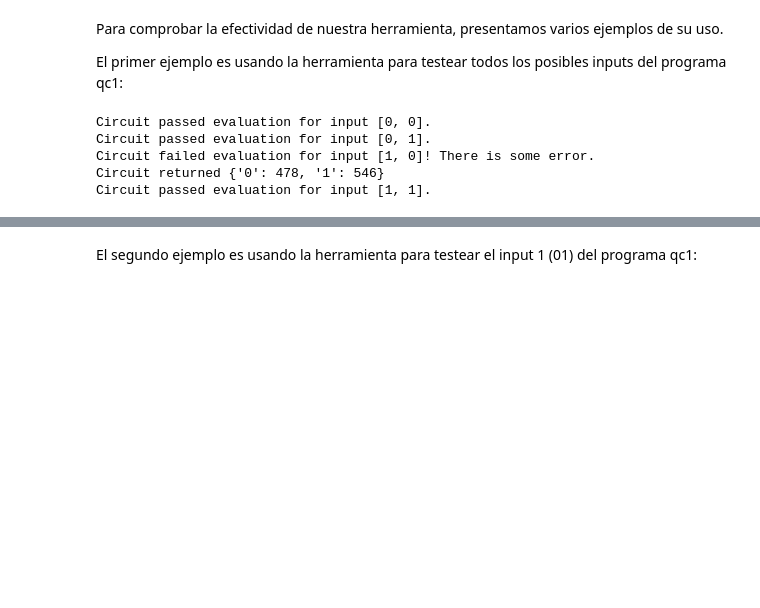
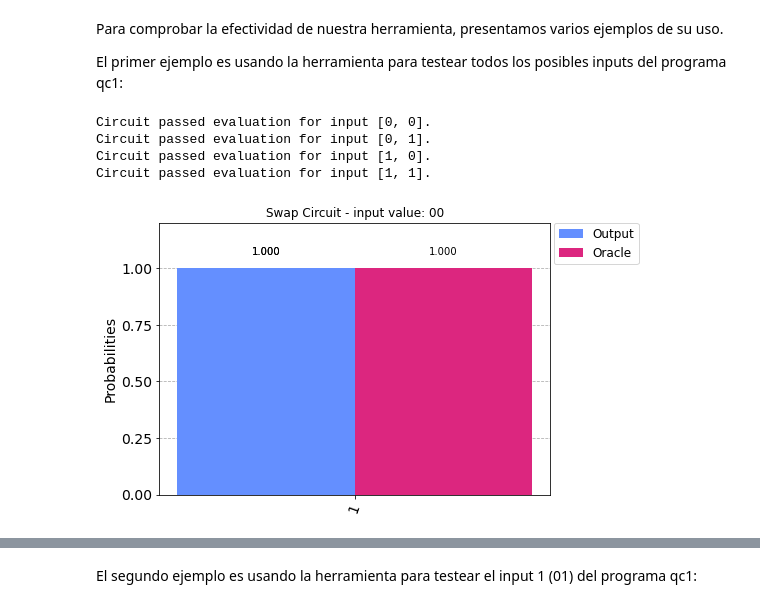
Before and after one commit to Colosu/QPTT, a Jupyter notebook: QPTT.ipynb, the cells around one changed output, grey strips where cells are left out. Drawn from its saved outputs; the diff is of its cells as text; code cells hidden in the pictures; blank space fills up the shorter version.

```diff
--- a/QPTT.ipynb
+++ b/QPTT.ipynb
@@ -157,7 +173,7 @@ def oracle_union(oracles):
                 oracle[k] = v
         iters += 1
     for key, value in oracle.items():
-        oracle[key] = int(oracle[key]/iters)
+        oracle[key] /= iters
     return oracle
 # %% [markdown]
 A continuación definimos la función que compara dos distribuciones de probabilidad a través de sus definiciones frequentistas. Para ello usa el estadístico Chi Cuadrado de Pearson.
@@ -170,8 +186,7 @@ def chi_square(outputs,oracle):
         alpha = 0.05
         outputs = [outputs[key] for key in sorted(outputs.keys())]
         oracle = [oracle[key] for key in sorted(oracle.keys())]
-        #outputs = outputs/np.sum(outputs)
-        #oracle = oracle/np.sum(oracle)
+        oracle = np.multiply(oracle,np.sum(outputs)).astype(int)
         stat, pvalue = st.chisquare(outputs,oracle)
         #print("H-value: " + str(stat))
         #print("p-value: " + str(pvalue))
@@ -196,6 +211,9 @@ Finalmente, definimos la función principal que combina todas las anteriores par
 #INPUTS: qc: QuantumCircuit, num_inputs: int, oracles: dict<string, dict<string, int>>, inputs_array: array of arrays of ints, shots: int
 #OUTPUTS: void
 def QPTT(qc, num_inputs, oracles, inputs_array=None, shots=1024):
+
+    all_outputs=dict()
+    oracles_superp=dict()
 
     if inputs_array != None:
         for inputs,oracle in zip(inputs_array,oracles.values()):
@@ -203,14 +221,10 @@ def QPTT(qc, num_inputs, oracles, inputs_array=None, shots=1024):
             num_total_qubits = qc.num_qubits
             num_cl_bits = qc.width() - num_total_qubits
 
-            # Go through the test value array and execute the test
-            #for value in input_array:
-            #    print(value)
-            #    iqc = input_quantum_circuit(value=value, num_total_qubits=num_total_qubits, num_cl_bits=num_cl_bits)
-            #    test_circuit(iqc,qc)
-
             iqc = iqc_individual(value=inputs, num_total_qubits=num_total_qubits, num_cl_bits=num_cl_bits)
             outputs = test_circuit(iqc,qc,shots)
+            input_str = [str(int) for int in inputs]
+            all_outputs["".join(input_str)] = outputs
             result = chi_square(outputs, oracle)
             if result:
                 print(f"Circuit passed evaluation for input {inputs}.")
@@ -219,24 +233,24 @@ def QPTT(qc, num_inputs, oracles, inputs_array=None, shots=1024):
                 print(f"Circuit returned {outputs}")
     else:
         oracle = oracle_union(oracles)
+        oracles_superp = oracle
+
         # Get total number of qubits and classical bits
         num_total_qubits = qc.num_qubits
         num_cl_bits = qc.width() - num_total_qubits
 
-        # Go through the test value array and execute the test
-        #for value in input_array:
-        #    print(value)
-        #    iqc = input_quantum_circuit(value=value, num_total_qubits=num_total_qubits, num_cl_bits=num_cl_bits)
-        #    test_circuit(iqc,qc)
-
         iqc = iqc_superposition(num_inputs=num_inputs, num_total_qubits=num_total_qubits, num_cl_bits=num_cl_bits)
         outputs = test_circuit(iqc,qc,shots)
+        all_outputs = outputs
+
         result = chi_square(outputs, oracle)
         if result:
             print(f"Circuit passed evaluation.")
         else:
             print(f"Circuit failed evaluation! There is some error.")
             print(f"Circuit returned {outputs}")
+
+    return all_outputs, oracles_superp
 # %% [markdown]
 Para comprobar la efectividad de nuestra herramienta, presentamos varios ejemplos de su uso.
 
@@ -248,12 +262,15 @@ input_array = test_input_generator(num_input_qubits=2, mode="auto", test_list=[1
 # Instantiate the quantum circuit under test
 qc = qc1()
 
-oracle = {'00':{'1':1024},'01':{'0':512, '1':512},'10':{'0':512, '1':512},'11':{'1':1024}}
+oracle = {'00':{'1':1},'01':{'0':0.5, '1':0.5},'10':{'0':0.5, '1':0.5},'11':{'1':1}}
 
-QPTT(qc, 2, oracle, inputs_array=input_array)
+outputs, oracle_superp = QPTT(qc, 2, oracle, inputs_array=input_array)
 # %% [output]
 Circuit passed evaluation for input [0, 0].
 Circuit passed evaluation for input [0, 1].
-Circuit failed evaluation for input [1, 0]! There is some error.
-Circuit returned {'0': 478, '1': 546}
+Circuit passed evaluation for input [1, 0].
 Circuit passed evaluation for input [1, 1].
+# %%
+plot_histogram([outputs['00'], oracle['00']], legend=['Output', 'Oracle'], title="Swap Circuit - input value: 00")
+# %% [output]
+[figure, added]
```
Also changed, not shown: parts of 24 cells of this notebook, 1 other file.
